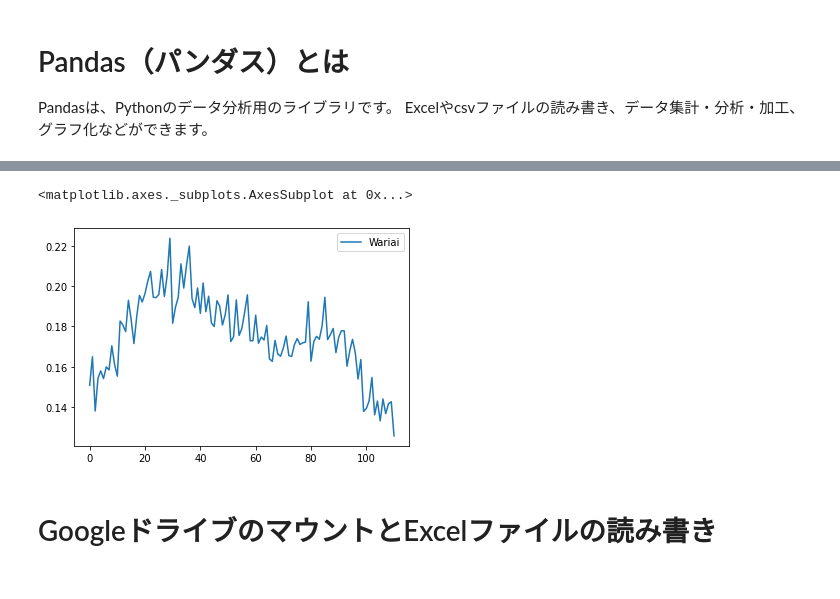
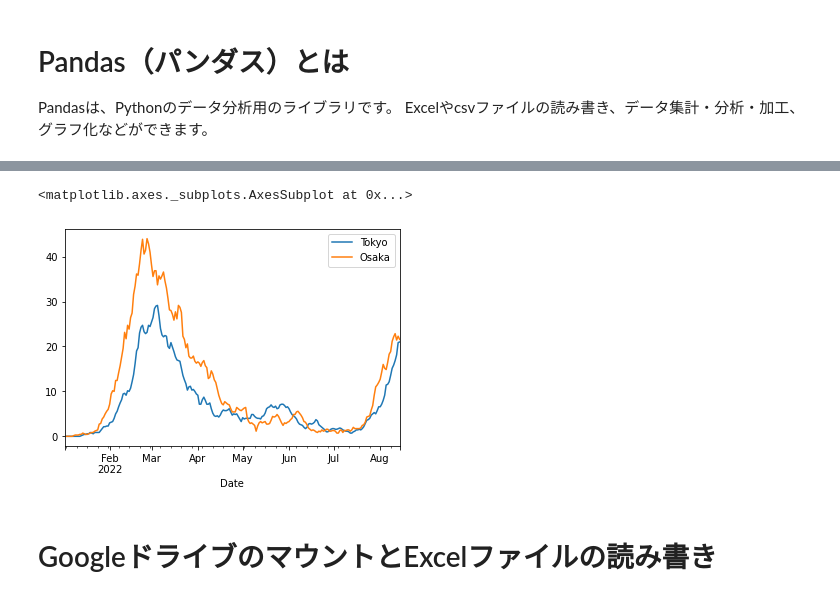
Before and after one commit to koichii/python101, a Jupyter notebook: pandas01.ipynb, the cells around one changed output, grey strips where cells are left out. Saved outputs shown, nothing was run; the diff lists cells and outputs as text; code cells hidden in the pictures.

```diff
--- a/pandas01.ipynb
+++ b/pandas01.ipynb
@@ -46,10 +65,9 @@ df[['ALL']].plot()
-# %%
-# Tokyo が ALL に占める割合を計算してグラフにする
-df['wariai'] = df['Tokyo'] / df['ALL']  # 全行を一発で計算し「wariai」列に格納する
-df[['wariai']].plot()
-# %% [output]
-<matplotlib.axes._subplots.AxesSubplot at 0x...>
-[figure, removed]
+# %%
+# 東京、大阪の、死亡者数7日間移動平均グラフ
+df5[['Tokyo','Osaka']].rolling(window='7d').mean().plot()
+# %% [output]
+<matplotlib.axes._subplots.AxesSubplot at 0x...>
+[figure, added]
 # %% [markdown]
 # GoogleドライブのマウントとExcelファイルの読み書き
 # %%
```
Also changed, not shown: parts of 13 cells of this notebook, 3 other files.
